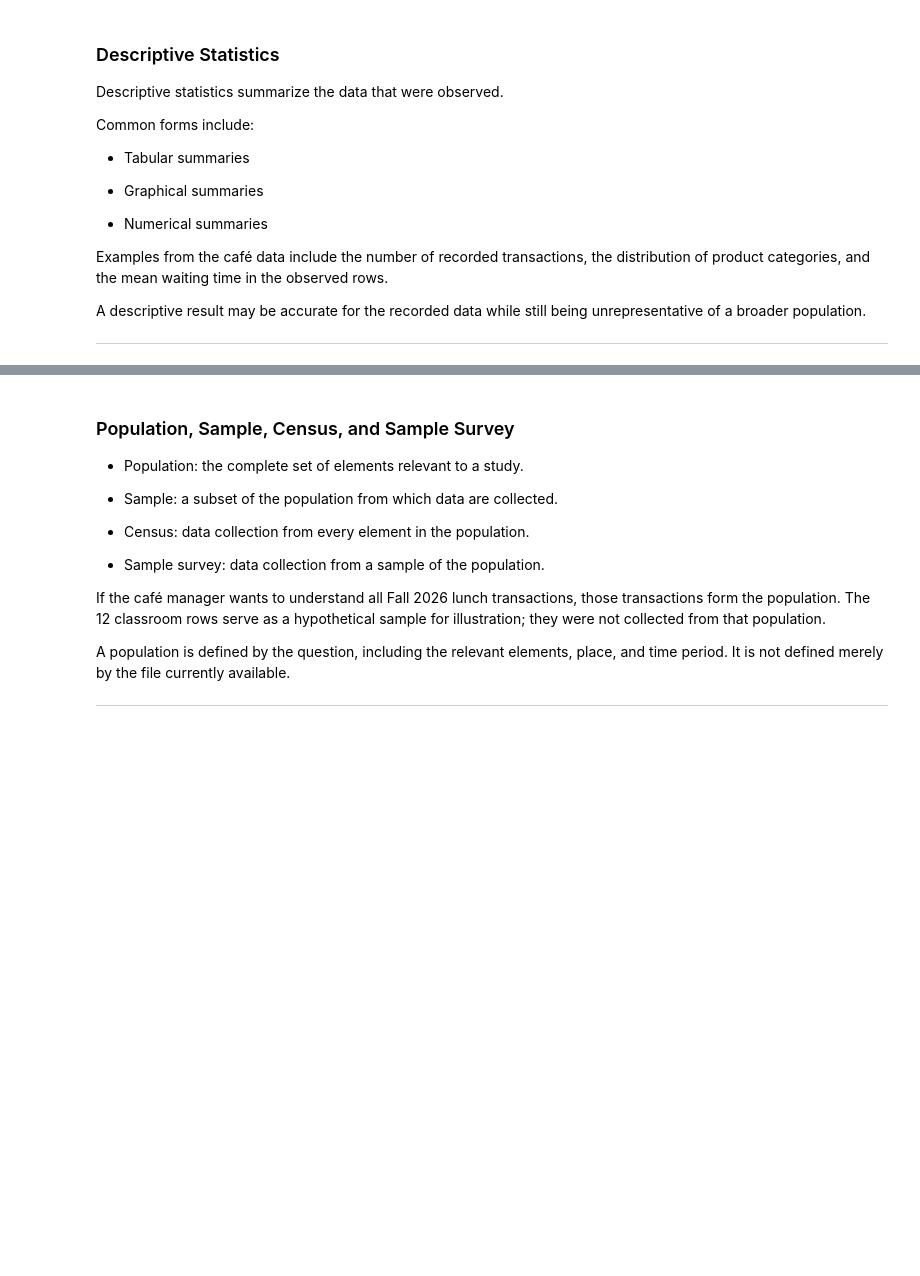
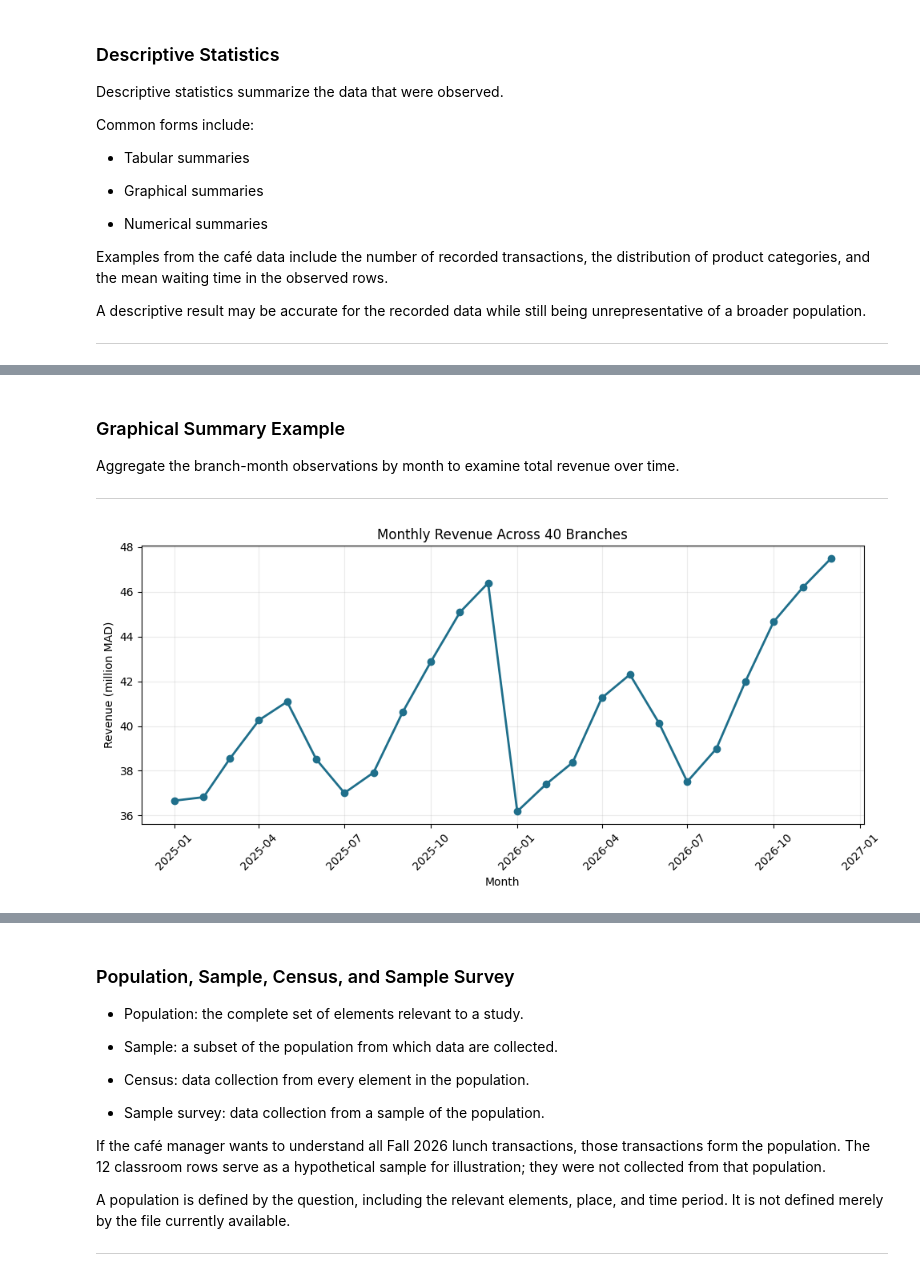
Before and after one commit to DROMCA/Business-Statistics, a Jupyter notebook: GBU 2301/lectures/week_01/w01_course_intro_and_data.ipynb, the cells around one changed output, grey strips where cells are left out. Saved outputs shown, nothing was run; the diff lists cells and outputs as text; code cells hidden in the pictures; blank space fills up the shorter version.

```diff
--- a/GBU 2301/lectures/week_01/w01_course_intro_and_data.ipynb
+++ b/GBU 2301/lectures/week_01/w01_course_intro_and_data.ipynb
@@ -496,0 +503,17 @@ A descriptive result may be accurate for the recorded data while still being unr
+# %%
+bank = pd.read_excel("../../datasets/BankBranchMonthly.xlsx", sheet_name="BranchMonthly")
+branch_profiles = bank.drop_duplicates("branch_id")
+rating_order = ["AAA", "AA", "A", "BBB", "BB"]
+
+rating_summary = (
+    branch_profiles["internal_credit_rating"]
+    .value_counts()
+    .reindex(rating_order, fill_value=0)
+    .rename_axis("internal_credit_rating")
+    .reset_index(name="branches")
+)
+rating_summary["percent_of_branches"] = (
+    100 * rating_summary["branches"] / rating_summary["branches"].sum()
+).round(1)
+
+display(rating_summary)
@@ -496,0 +527,31 @@ A descriptive result may be accurate for the recorded data while still being unr
+# %% [markdown]
+### Graphical Summary Example
+
+Aggregate the branch-month observations by month to examine total revenue over time.
+
+---
+# %%
+import matplotlib.pyplot as plt
+
+monthly_revenue = (
+    bank.groupby("month", as_index=False)["monthly_revenue_mad"]
+    .sum()
+)
+
+plt.figure(figsize=(10, 4.8))
+plt.plot(
+    monthly_revenue["month"],
+    monthly_revenue["monthly_revenue_mad"] / 1_000_000,
+    color="#1f6f8b",
+    marker="o",
+    linewidth=2,
+)
+plt.title("Monthly Revenue Across 40 Branches")
+plt.xlabel("Month")
+plt.ylabel("Revenue (million MAD)")
+plt.grid(alpha=0.25)
+plt.xticks(rotation=45)
+plt.tight_layout()
+plt.show()
+# %% [output]
+[figure, added]
```
Also changed, not shown: parts of 4 cells of this notebook, 3 other files.
